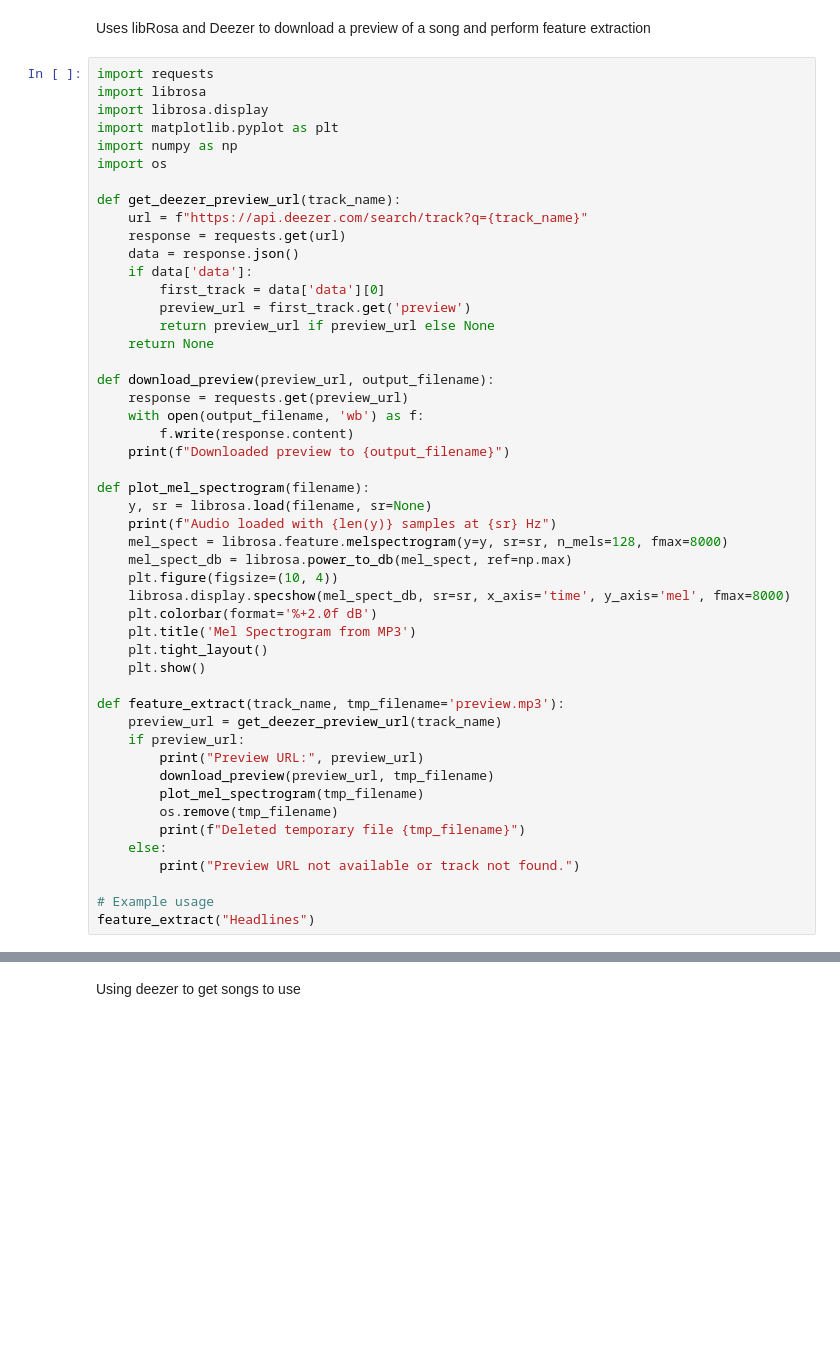
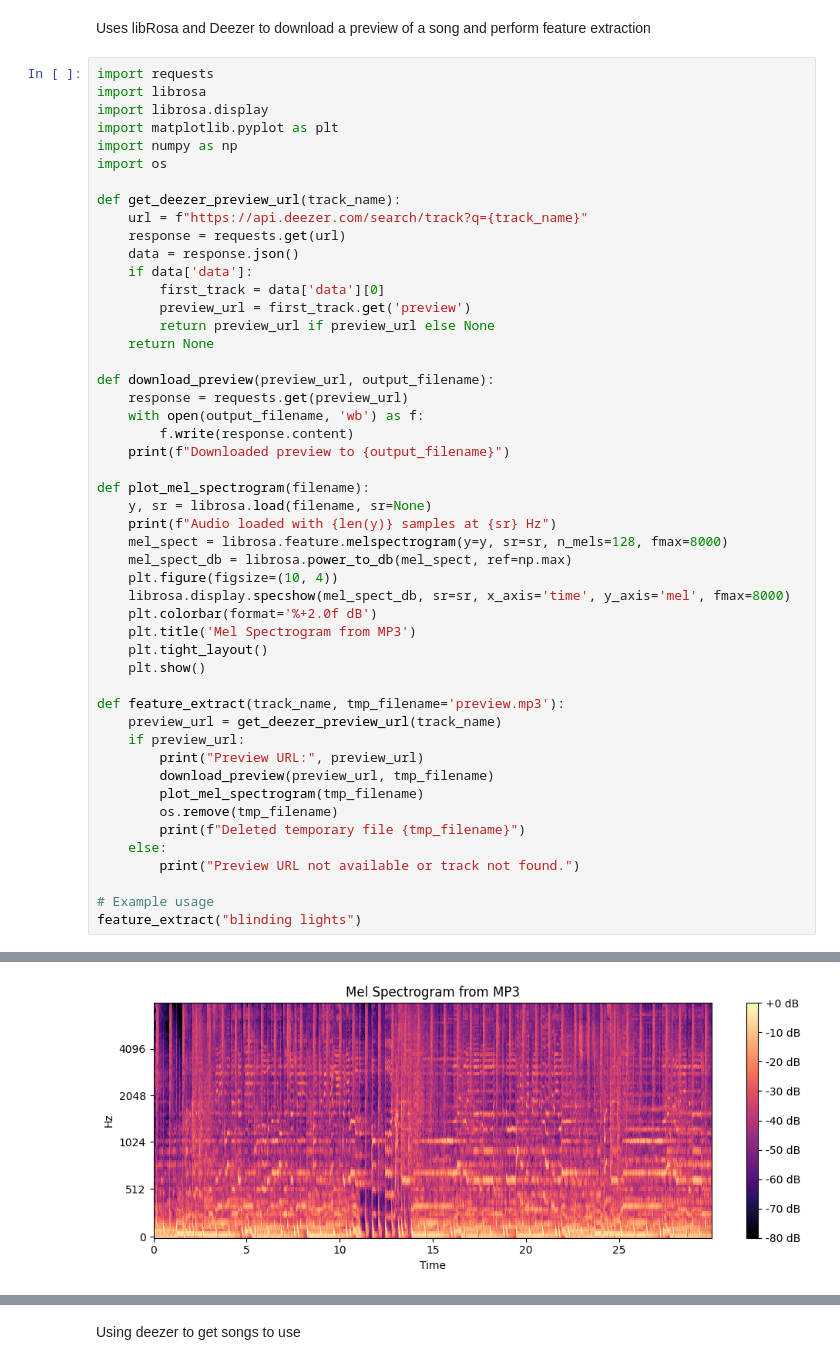
Before and after one commit to caio-a18/ai-dj, a Jupyter notebook: data/artists.ipynb, the cells around one changed output, grey strips where cells are left out. Cells and saved outputs as stored; diff of their text form; blank space fills up the shorter version.

```diff
--- a/data/artists.ipynb
+++ b/data/artists.ipynb
@@ -315,4 +315,5 @@ def feature_extract(track_name, tmp_filename='preview.mp3'):
         print("Preview URL not available or track not found.")
 
 # Example usage
-feature_extract("Headlines")
+feature_extract("blinding lights")
+# %% [output]
@@ -318,0 +323 @@ feature_extract("Headlines")
+[figure, added]
```
Also changed, not shown: parts of 9 cells of this notebook, 16 other files.
